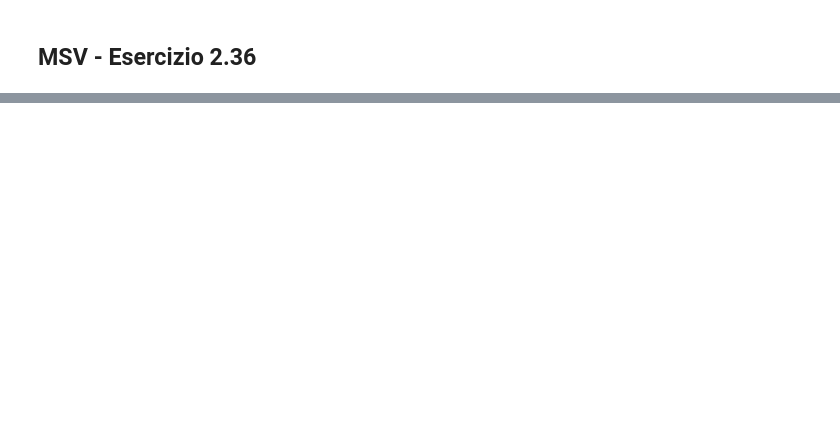
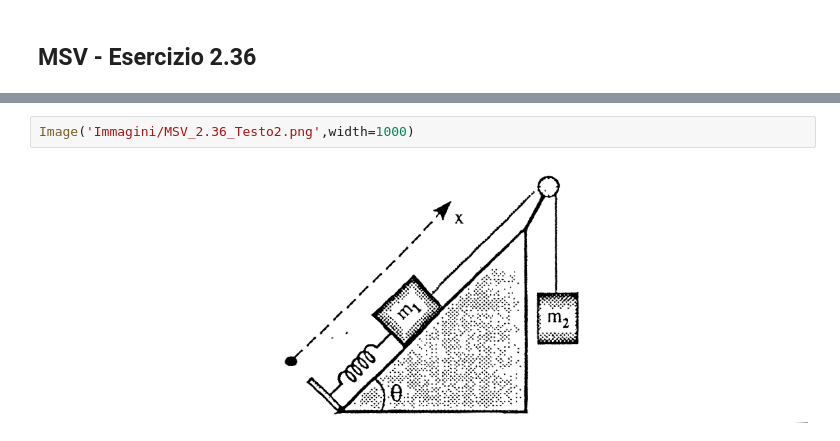
Before and after one commit to marcodalessandro76/Esercitazioni-Fisica-1, a Jupyter notebook: Dinamica punto materiale.ipynb, the cells around one changed output, grey strips where cells are left out. Drawn from its saved outputs; the diff is of its cells as text; blank space fills up the shorter version.

```diff
--- a/Dinamica punto materiale.ipynb
+++ b/Dinamica punto materiale.ipynb
@@ -211,0 +259,4 @@ Image('Immagini/MSV_2.9_Testo2.png',width=900)
+# %%
+Image('Immagini/MSV_2.36_Testo2.png',width=1000)
+# %% [output]
+[figure, added]
```
Also changed, not shown: parts of 6 cells of this notebook, 3 other files.
